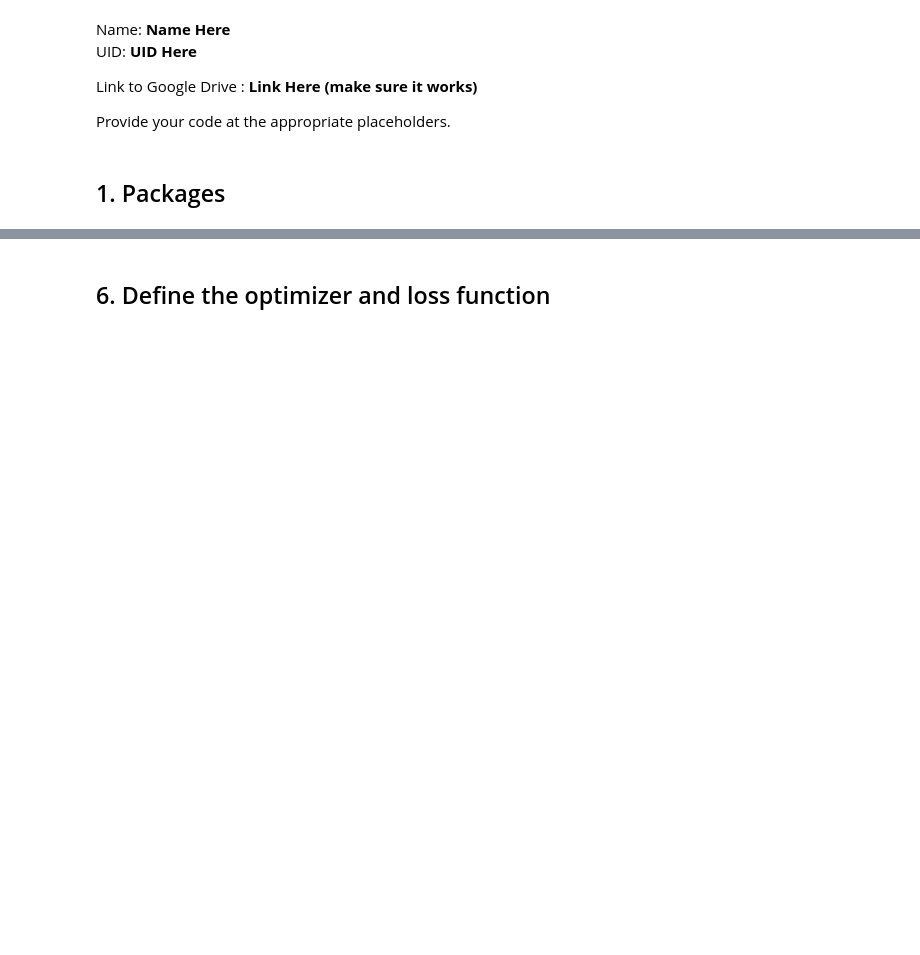
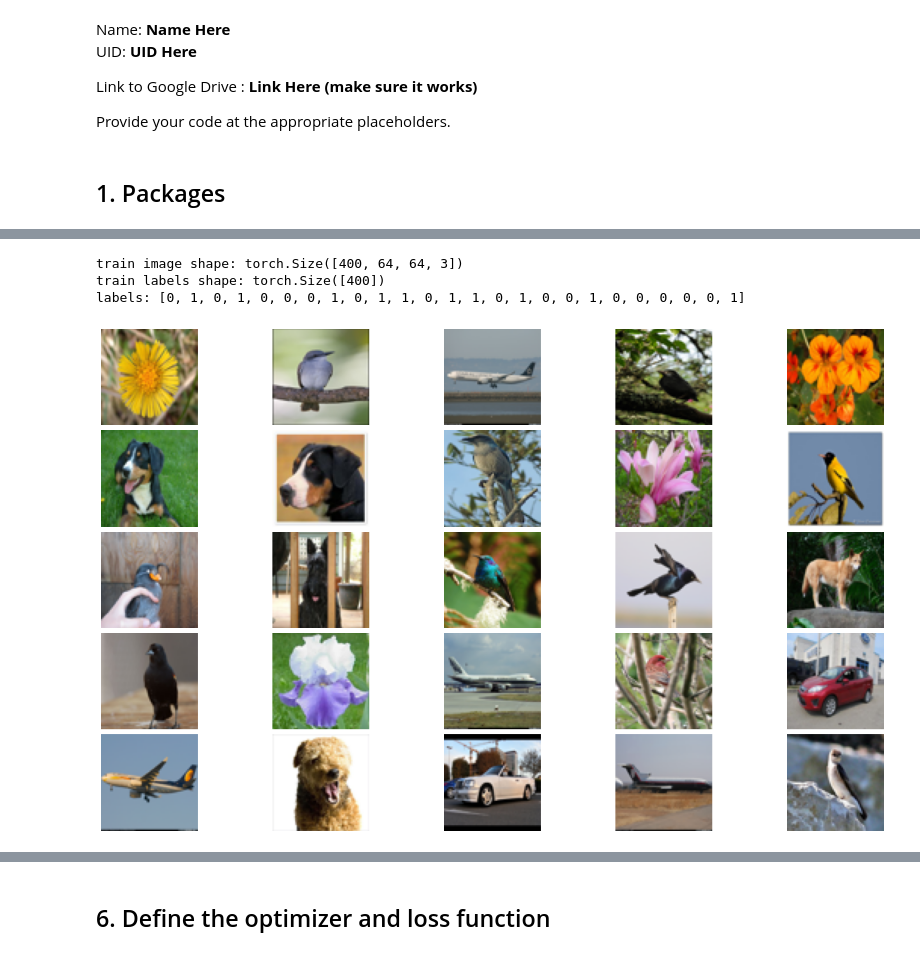
Before and after one commit to charlielu04/CMSC472_2024_HW3, a Jupyter notebook: hw3.ipynb, the cells around one changed output, grey strips where cells are left out. Saved outputs shown, nothing was run; the diff lists cells and outputs as text; code cells hidden in the pictures; blank space fills up the shorter version.

```diff
--- a/hw3.ipynb
+++ b/hw3.ipynb
@@ -33,10 +72,0 @@ from torch.utils.data import Dataset, DataLoader
-# %%
-%matplotlib inline
-plt.rcParams['figure.figsize'] = (5.0, 4.0) # set default size of plots
-plt.rcParams['image.interpolation'] = 'nearest'
-plt.rcParams['image.cmap'] = 'gray'
-
-%load_ext autoreload
-%autoreload 2
-
-np.random.seed(1)
@@ -47,0 +95,34 @@ The autoreload extension is already loaded. To reload it, use:
+# %%
+dataset = torch.load('toy_dataset.pth')
+
+print('train image shape:', dataset['train_images'].shape)
+print('train labels shape:', dataset['train_labels'].shape)
+
+
+def plotToy(figName, images):
+    fig = plt.figure(figsize=(20.5, 12))
+    nrow = 5
+    ncol = 5
+    gs = gridspec.GridSpec(nrow, ncol,
+         wspace=0.0, hspace=0.05,
+         top=1.-0.5/(nrow+1), bottom=0.5/(nrow+1),
+         left=0.5/(ncol+1), right=1-0.5/(ncol+1))
+
+    i = 0
+    for j in range(images.shape[0]):
+        rgb_im = images[j].numpy().astype(np.uint8)
+
+        ax = plt.subplot(gs[int(i / ncol), i % ncol])
+        ax.imshow(rgb_im)
+        ax.axis('off')
+        i += 1
+
+    plt.savefig(figName + '.png', bbox_inches='tight', pad_inches=0)
+
+plotToy('toy_plot', dataset['train_images'][:25])
+print("labels:", dataset['train_labels'][:25].tolist())
+# %% [output]
+train image shape: torch.Size([400, 64, 64, 3])
+train labels shape: torch.Size([400])
+labels: [0, 1, 0, 1, 0, 0, 0, 1, 0, 1, 1, 0, 1, 1, 0, 1, 0, 0, 1, 0, 0, 0, 0, 0, 1]
+[figure, added]
```
Also changed, not shown: parts of 46 cells of this notebook.
